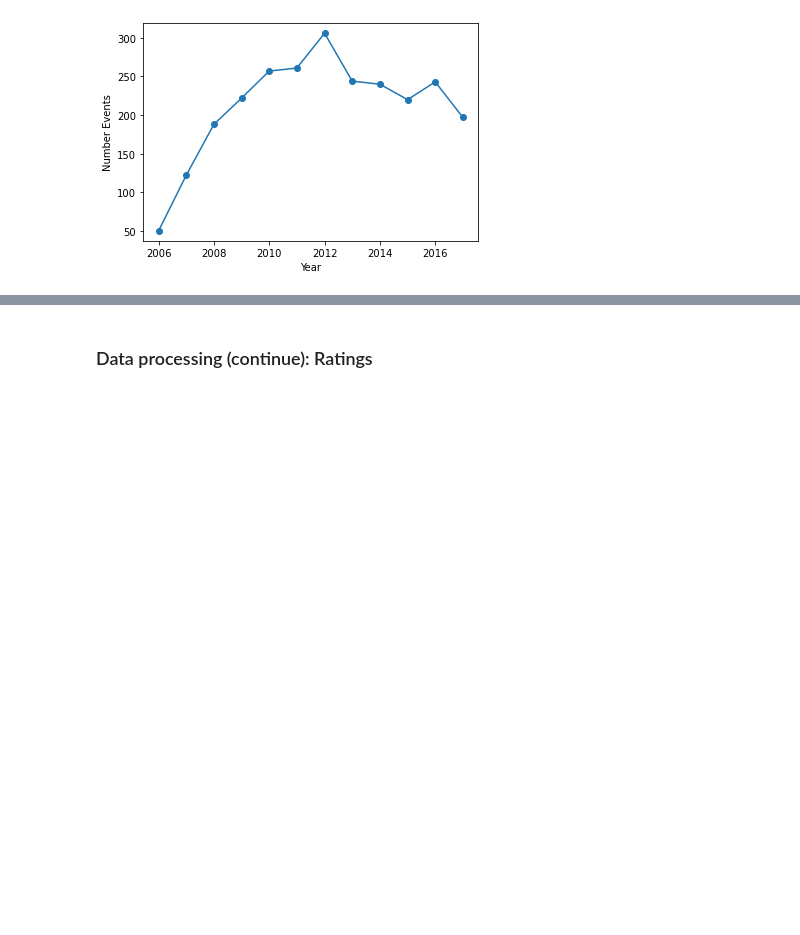
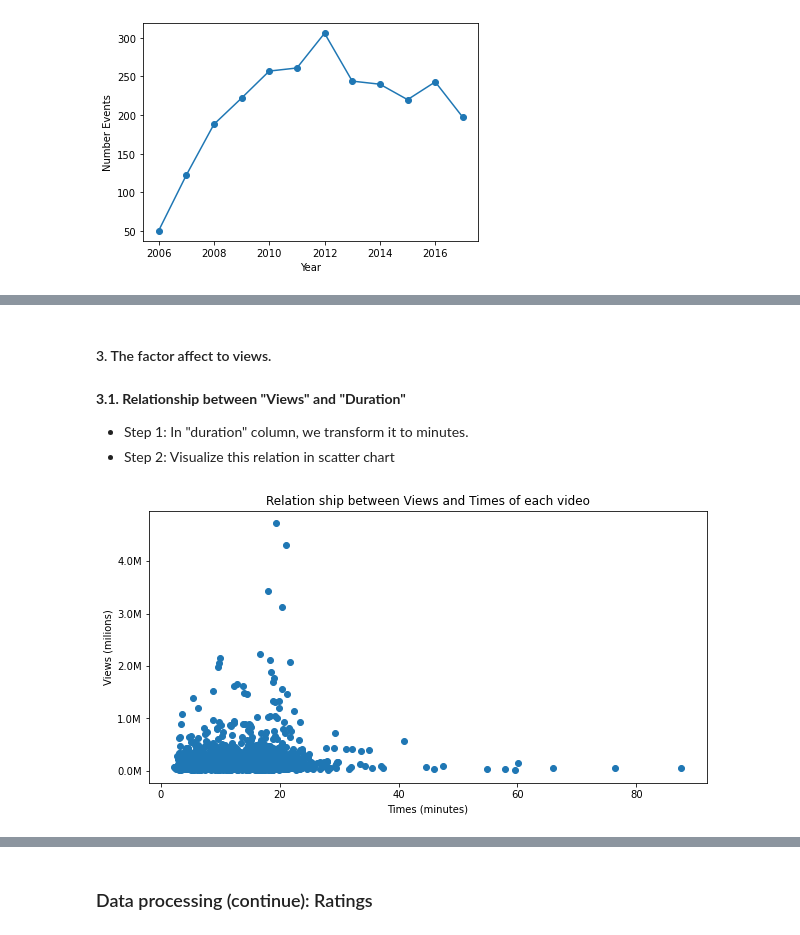
Before and after one commit to devlmhieu7521/LTKHDL_Final, a Jupyter notebook: project_final.ipynb, the cells around one changed output, grey strips where cells are left out. Saved outputs shown, nothing was run; the diff lists cells and outputs as text; code cells hidden in the pictures; blank space fills up the shorter version.

```diff
--- a/project_final.ipynb
+++ b/project_final.ipynb
@@ -228,0 +254,19 @@ Q1.plot.line(ylabel = 'Number Events', xlabel = 'Year', marker='o');
+# %% [markdown]
+#### 3. The factor affect to views.
+# %% [markdown]
+**3.1. Relationship between "Views" and "Duration"**
+- Step 1: In "duration" column, we transform it to minutes.
+- Step 2: Visualize this relation in scatter chart
+# %%
+# những yếu tố ảnh hưởng đến lượt views
+ted_df['duration'] = ted_df['duration'].apply(lambda x: x/60)
+def millions(x, pos):
+    return '{:1.1f}M'.format(x*1e-7)
+fig, ax = plt.subplots(figsize=(10,5))
+ax.yaxis.set_major_formatter(millions)
+plt.scatter(ted_df['duration'],ted_df['views'])
+plt.xlabel('Times (minutes)')
+plt.ylabel('Views (milions)')
+plt.title('Relation ship between Views and Times of each video');
+# %% [output]
+[figure, added]
```
Also changed, not shown: parts of 18 cells of this notebook.
